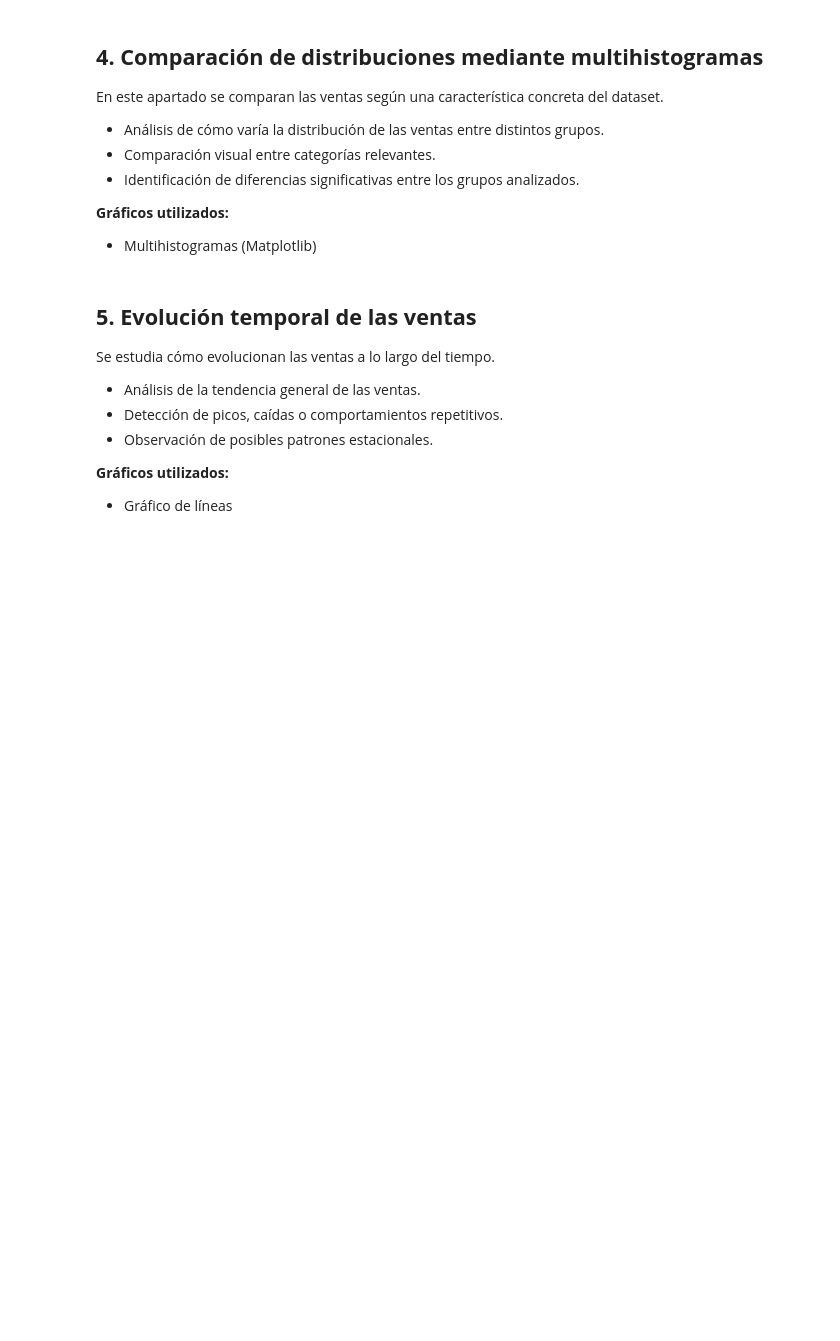
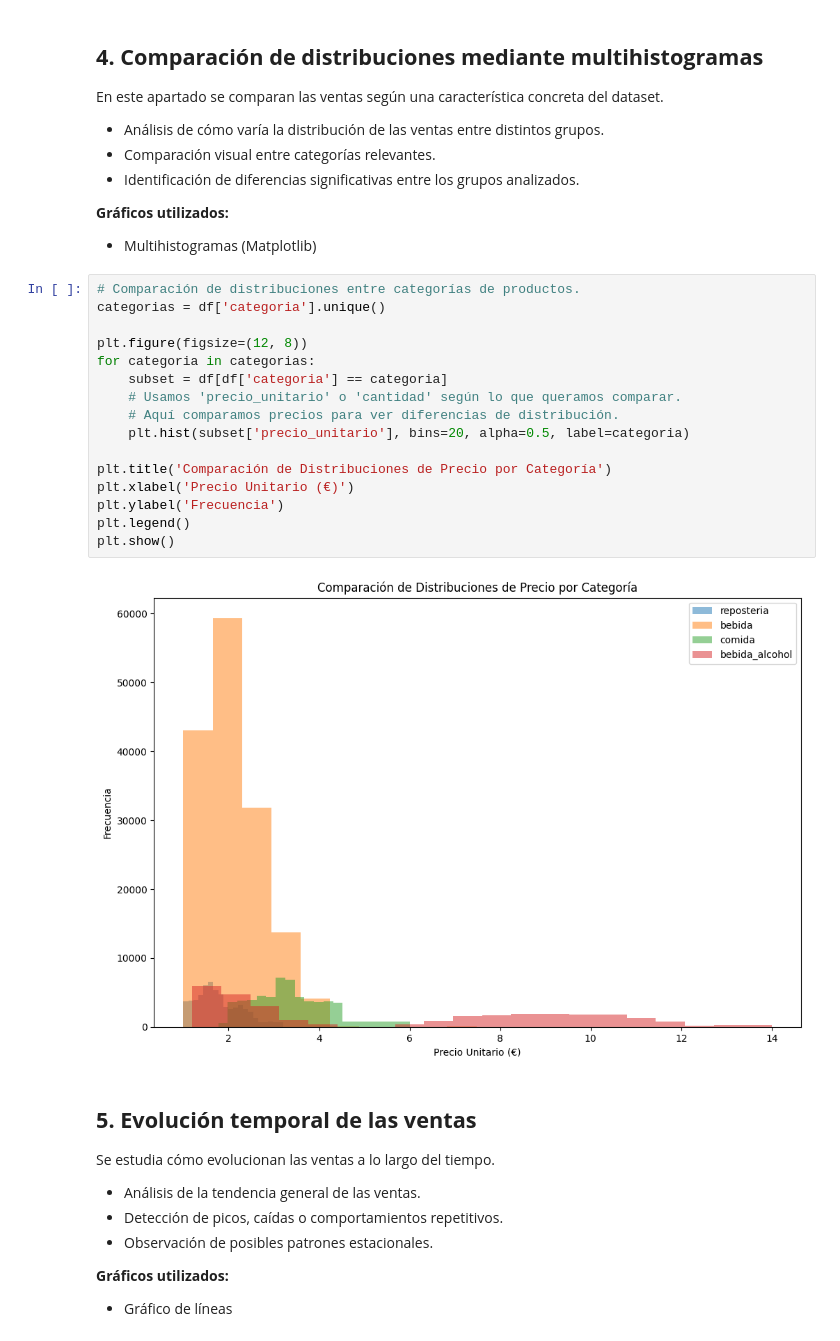
Before and after one commit to IbaiGarcia13/RETO2-G2-Cafeteria, a Jupyter notebook: RETO/RETO.ipynb, the cells around one changed output. Drawn from its saved outputs; the diff is of its cells as text; blank space fills up the shorter version.

```diff
--- a/RETO/RETO.ipynb
+++ b/RETO/RETO.ipynb
@@ -162,6 +189,24 @@ En este apartado se comparan las ventas según una característica concreta del
 
 **Gráficos utilizados:**
 - Multihistogramas (Matplotlib)
+# %%
+# Comparación de distribuciones entre categorías de productos.
+categorias = df['categoria'].unique()
+
+plt.figure(figsize=(12, 8))
+for categoria in categorias:
+    subset = df[df['categoria'] == categoria]
+    # Usamos 'precio_unitario' o 'cantidad' según lo que queramos comparar.
+    # Aquí comparamos precios para ver diferencias de distribución.
+    plt.hist(subset['precio_unitario'], bins=20, alpha=0.5, label=categoria)
+
+plt.title('Comparación de Distribuciones de Precio por Categoría')
+plt.xlabel('Precio Unitario (€)')
+plt.ylabel('Frecuencia')
+plt.legend()
+plt.show()
+# %% [output]
+[figure, added]
 # %% [markdown]
 ## **5. Evolución temporal de las ventas**
 
```
Also changed, not shown: parts of 20 cells of this notebook.
